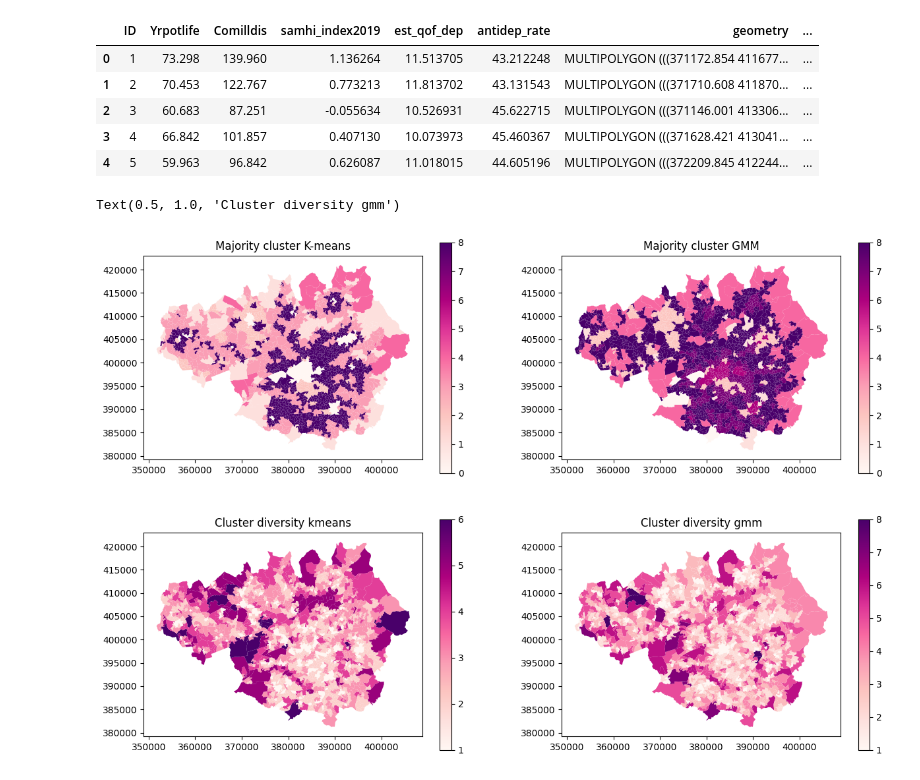
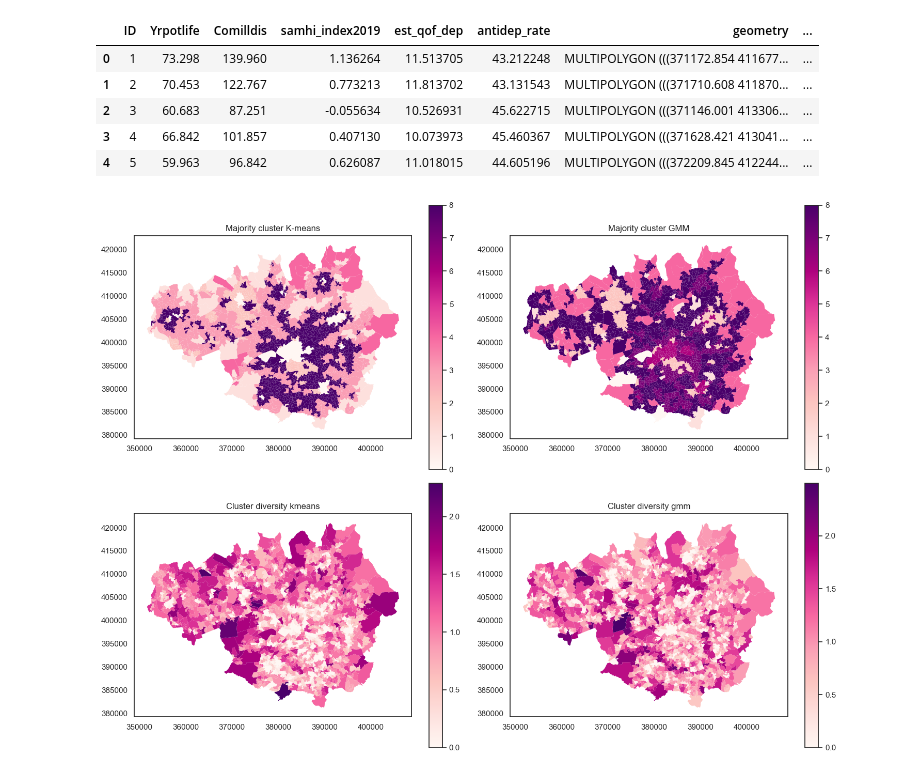
Before and after one commit to Spatial-Data-Science-and-GEO-AI-Lab/MultiHealth_J, a Jupyter notebook: kmeans_gmm.ipynb, the cells around one changed output. Drawn from its saved outputs; the diff is of its cells as text; code cells hidden in the pictures.

Commit message:
updated version with shannon entropy, health outcome plots and a correlation table between the cluster majority and diversity and health outcome data.

```diff
--- a/kmeans_gmm.ipynb
+++ b/kmeans_gmm.ipynb
@@ -293,9 +292,15 @@ joined_data = gpd.sjoin(healthdatasub, popgridsubsub, how='left', predicate='int
 majority_cluster_kmeans = joined_data.groupby('ID')['Kmeans_cluster_label'].apply(lambda x: x.mode())
 majority_cluster_gmm = joined_data.groupby('ID')['GMM_cluster_label'].apply(lambda x: x.mode())
 
-# Calculating the diversity of the labels with nunique()
-cluster_diversity_kmeans = joined_data.groupby('ID')['Kmeans_cluster_label'].nunique()
-cluster_diversity_gmm = joined_data.groupby('ID')['GMM_cluster_label'].nunique()
+# Calculating the diversity of the labels using Shannon entropy
+def calculate_entropy(labels):
+    unique_labels, label_counts = np.unique(labels, return_counts=True)
+    proportions = label_counts / label_counts.sum()
+    entropy = -np.sum(proportions * np.log2(proportions))
+    return entropy
+
+cluster_diversity_kmeans = joined_data.groupby('ID')['Kmeans_cluster_label'].apply(calculate_entropy)
+cluster_diversity_gmm = joined_data.groupby('ID')['GMM_cluster_label'].apply(calculate_entropy)
 
 # Merging the cluster mode and cluster diversity
 healthdatasub = healthdatasub.merge(majority_cluster_kmeans, on='ID')
@@ -317,27 +322,27 @@ healthdatasub.head(5)
 | 4 | 5 | 59.963 | 96.842 | 0.626087 | 11.018015 | 44.605196 | MULTIPOLYGON (((372209.845 412244... | ... |
 # %%
 # Plotting
-fig, axs = plt.subplots(2, 2, figsize=(15,10))
+fig, axs = plt.subplots(2, 2, figsize=(15,11))
 healthdatasub.plot(column='Majority_cluster_kmeans', ax=axs[0,0],
         linewidth=0,
         cmap="RdPu",
         legend=True)
 axs[0,0].set_title("Majority cluster K-means")
 healthdatasub.plot(column='Majority_cluster_gmm', ax=axs[0,1],
         linewidth=0,
         cmap="RdPu",
         legend=True)
 axs[0,1].set_title("Majority cluster GMM")
 healthdatasub.plot(column='cluster_diversity_kmeans', ax=axs[1,0],
         linewidth=0,
         cmap="RdPu",
         legend=True)
 axs[1,0].set_title("Cluster diversity kmeans")
 healthdatasub.plot(column='cluster_diversity_gmm', ax=axs[1,1],
         linewidth=0,
         cmap="RdPu",
         legend=True)
 axs[1,1].set_title("Cluster diversity gmm")
+plt.tight_layout()
 # %% [output]
-Text(0.5, 1.0, 'Cluster diversity gmm')
-[figure, old version]
+[figure, new version]
```
Also changed, not shown: parts of 3 cells of this notebook.
